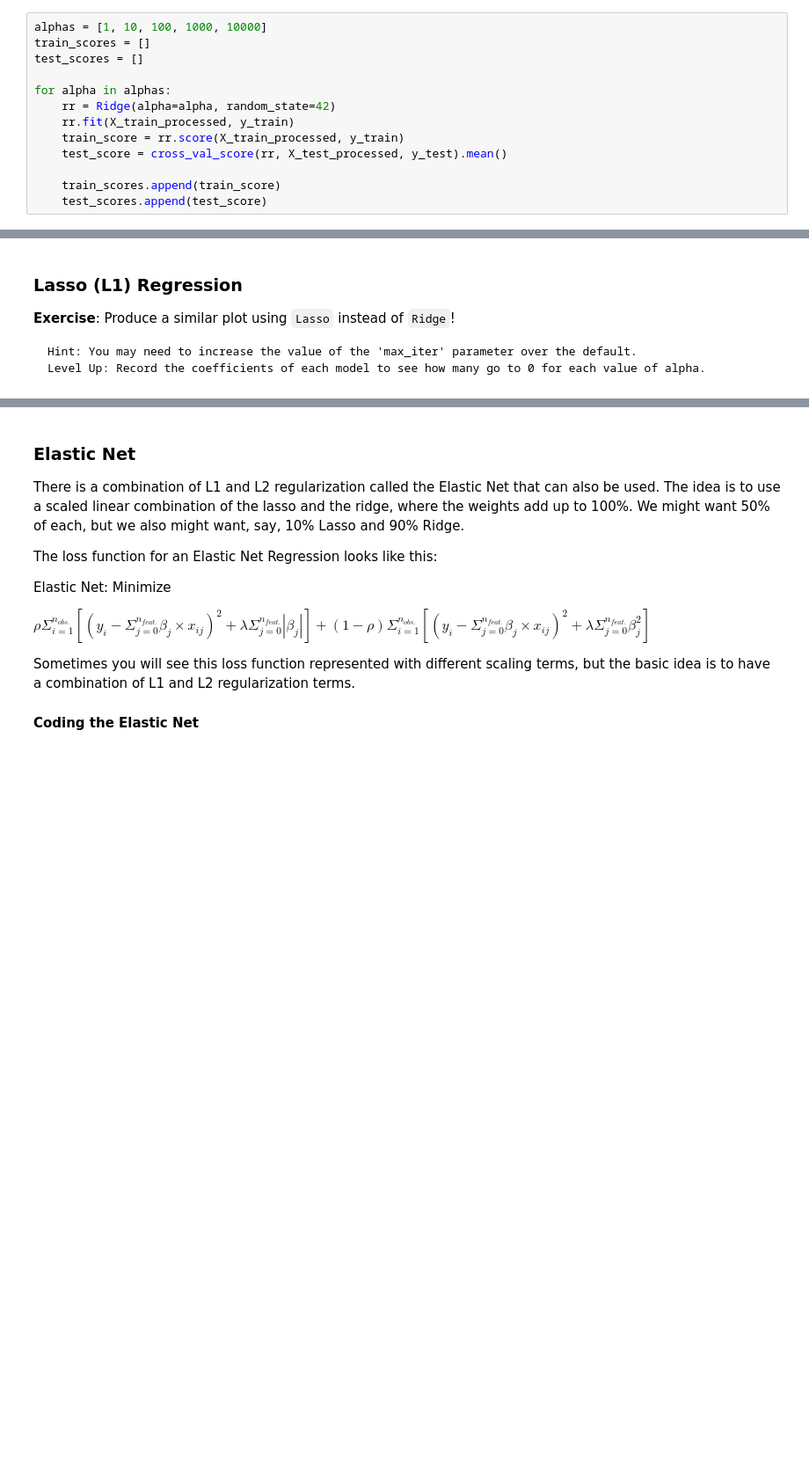
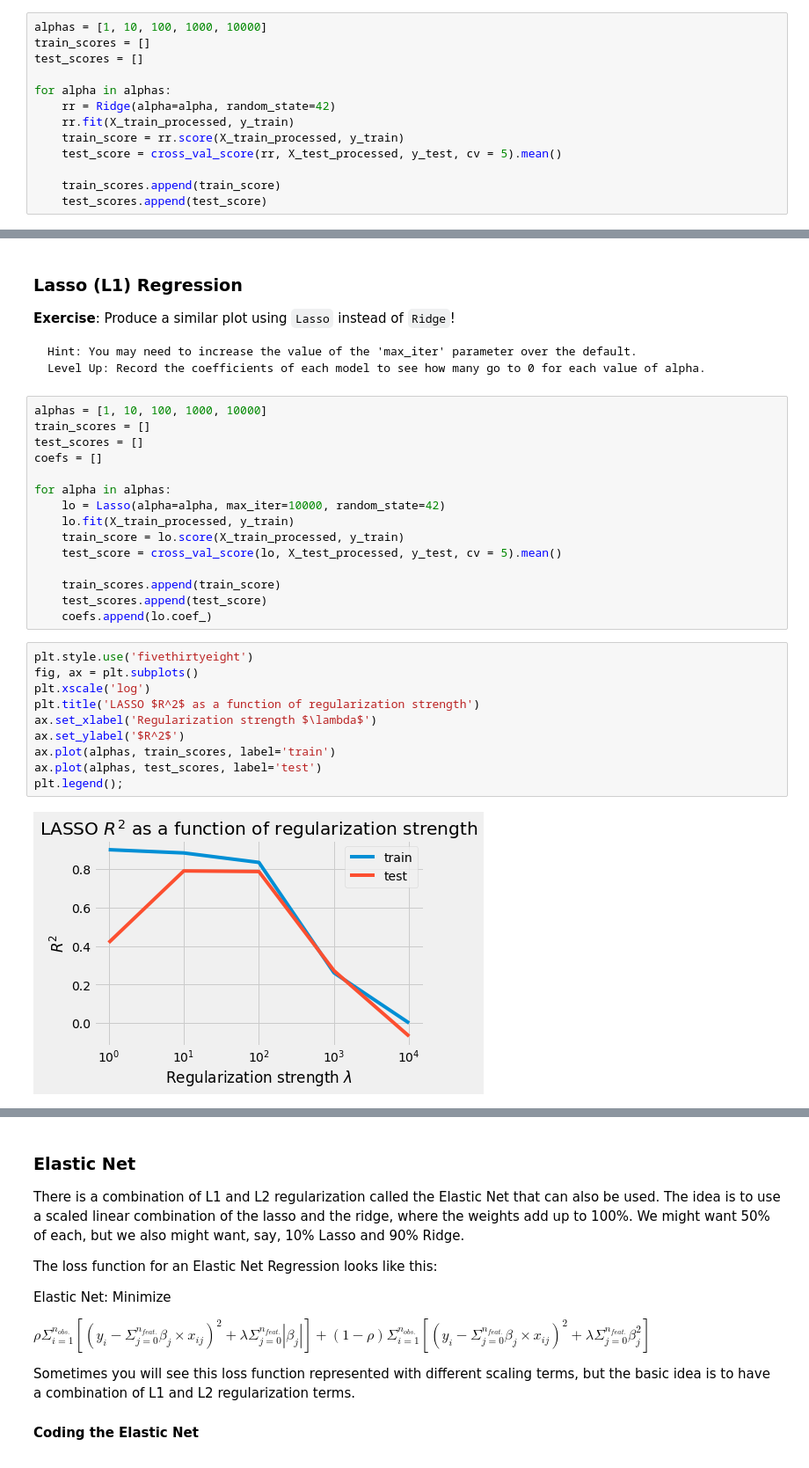
Before and after one commit to lecritch/regularization_crossvalidation_seattle-chicago-ds, a Jupyter notebook: cross-validation_and_regularization.ipynb, the cells around one changed output, grey strips where cells are left out. Shown: that part at 88% size. Saved outputs shown, nothing was run; the diff lists cells and outputs as text; blank space fills up the shorter version.

```diff
--- a/cross-validation_and_regularization.ipynb
+++ b/cross-validation_and_regularization.ipynb
@@ -294,7 +378,7 @@ for alpha in alphas:
     rr = Ridge(alpha=alpha, random_state=42)
     rr.fit(X_train_processed, y_train)
     train_score = rr.score(X_train_processed, y_train)
-    test_score = cross_val_score(rr, X_test_processed, y_test).mean()
+    test_score = cross_val_score(rr, X_test_processed, y_test, cv = 5).mean()
 
     train_scores.append(train_score)
     test_scores.append(test_score)
@@ -320,3 +412,30 @@ Notice how the values increase but then decrease? Regularization helps with over
 
     Hint: You may need to increase the value of the 'max_iter' parameter over the default.
     Level Up: Record the coefficients of each model to see how many go to 0 for each value of alpha.
+# %%
+alphas = [1, 10, 100, 1000, 10000]
+train_scores = []
+test_scores = []
+coefs = []
+
+for alpha in alphas:
+    lo = Lasso(alpha=alpha, max_iter=10000, random_state=42)
+    lo.fit(X_train_processed, y_train)
+    train_score = lo.score(X_train_processed, y_train)
+    test_score = cross_val_score(lo, X_test_processed, y_test, cv = 5).mean()
+
+    train_scores.append(train_score)
+    test_scores.append(test_score)
+    coefs.append(lo.coef_)
+# %%
+plt.style.use('fivethirtyeight')
+fig, ax = plt.subplots()
+plt.xscale('log')
+plt.title('LASSO $R^2$ as a function of regularization strength')
+ax.set_xlabel('Regularization strength $\lambda$')
+ax.set_ylabel('$R^2$')
+ax.plot(alphas, train_scores, label='train')
+ax.plot(alphas, test_scores, label='test')
+plt.legend();
+# %% [output]
+[figure, added]
```
Also changed, not shown: parts of 33 cells of this notebook.
